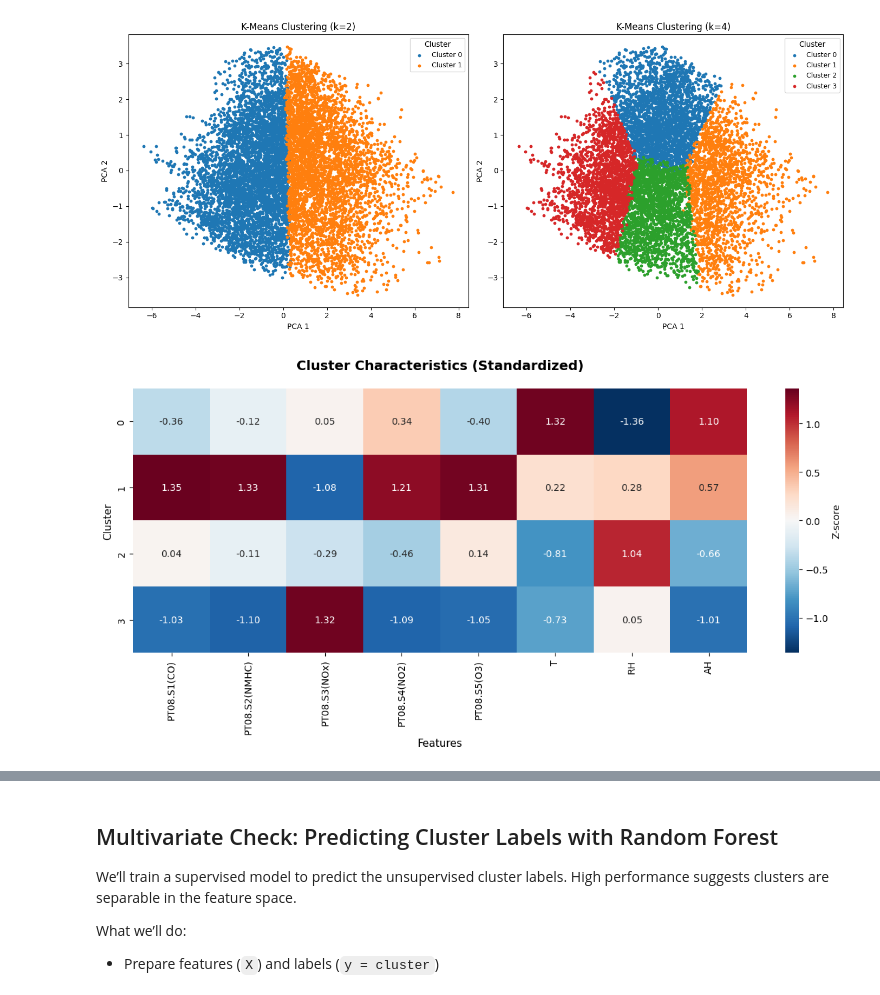
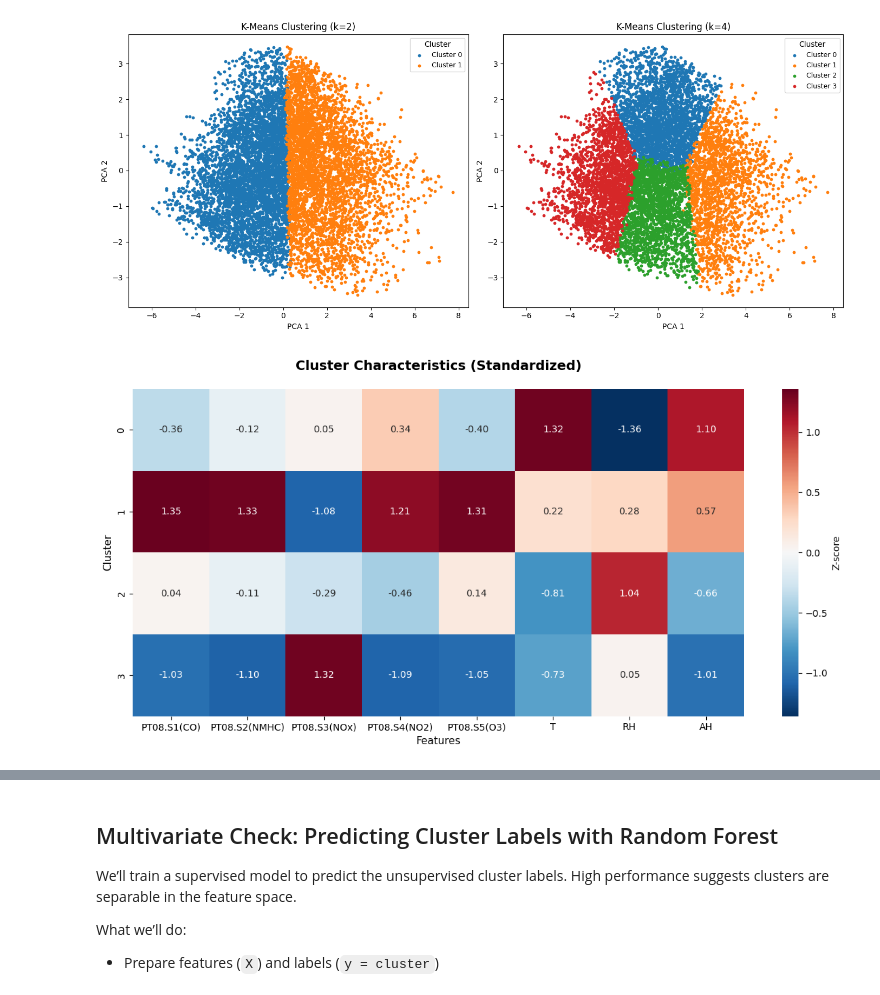
Before and after one commit to Gianluca-Coppola/Clustering, a Jupyter notebook: air_quality_clustering.ipynb, the cells around one changed output, grey strips where cells are left out. Saved outputs shown, nothing was run; the diff lists cells and outputs as text; code cells hidden in the pictures.

Commit message:
rotated heatmap x labels

```diff
--- a/air_quality_clustering.ipynb
+++ b/air_quality_clustering.ipynb
@@ -165,31 +171,33 @@ plt.show()
 # %%
 # Cluster characteristics heatmap (standardized)
 df_clean = X.copy()
 df_clean['cluster'] = labels4
 cluster_summary = df_clean.groupby('cluster')[features].mean()
 
 # Z-score features across clusters
 cluster_summary_scaled = (cluster_summary - cluster_summary.mean()) / cluster_summary.std()
 
 # Symmetric color limits around 0 for diverging palette
 vmax = np.nanmax(np.abs(cluster_summary_scaled.values))
 
 # Plot heatmap with red-blue diverging colormap (standard for z-scores)
 fig, ax = plt.subplots(figsize=(12, 6))
 sns.heatmap(
     cluster_summary_scaled,
     annot=True,
     fmt='.2f',
     cmap='RdBu_r',  # red = higher than average, blue = lower
     center=0,
     vmin=-vmax, vmax=vmax,
     cbar_kws={'label': 'Z-score'},
     ax=ax
 )
+# Make x-axis tick labels horizontal for readability
+ax.set_xticklabels(ax.get_xticklabels(), rotation=0, ha='center')
 ax.set_title('Cluster Characteristics (Standardized)', fontsize=14, fontweight='bold', pad=20)
 ax.set_xlabel('Features', fontsize=11)
 ax.set_ylabel('Cluster', fontsize=11)
 plt.tight_layout()
 plt.show()
 # %% [output]
-[figure, old version]
+[figure, new version]
```
Also changed, not shown: parts of 2 cells of this notebook.
